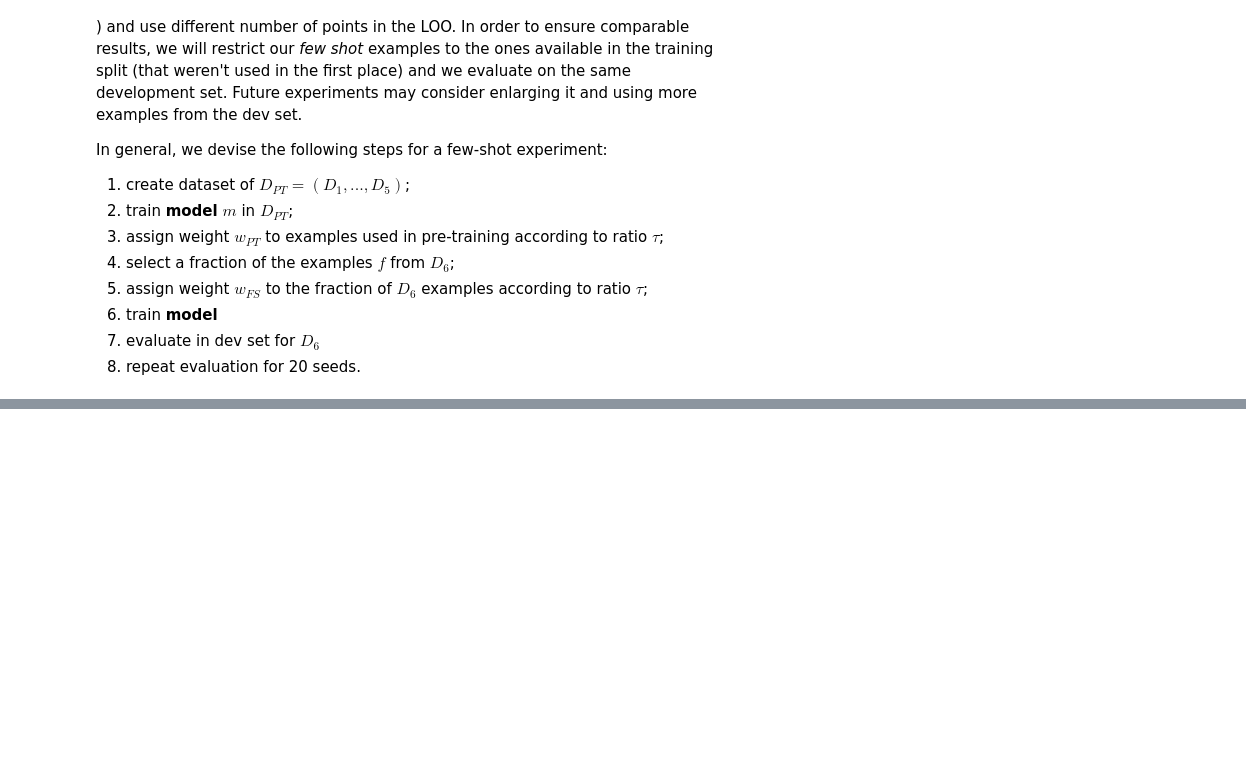
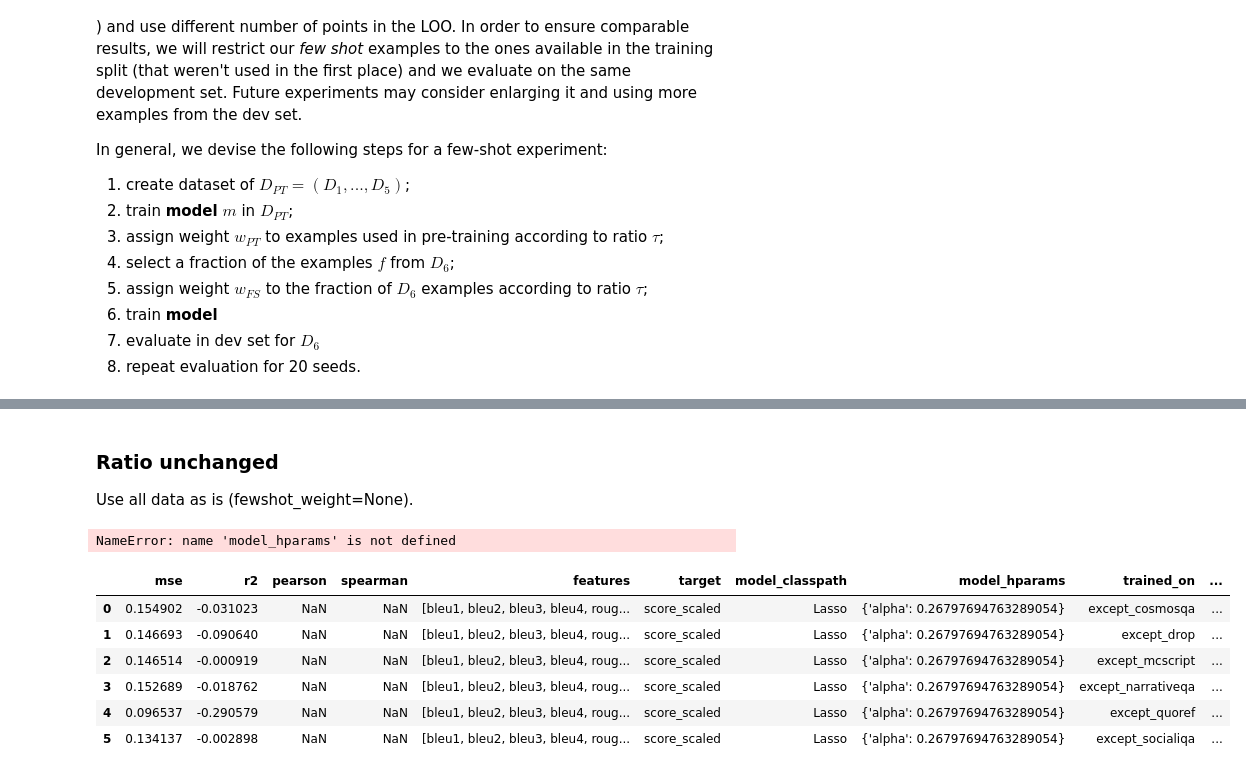
Before and after one commit to pdasigi/eqqa, a Jupyter notebook: lr_experiments/Baselines.ipynb, the cells around one changed output, grey strips where cells are left out. Drawn from its saved outputs; the diff is of its cells as text; code cells hidden in the pictures; blank space fills up the shorter version.

Commit message:
Add Fewshot pipeline

```diff
--- a/lr_experiments/Baselines.ipynb
+++ b/lr_experiments/Baselines.ipynb
@@ -1000,0 +942,33 @@ pca = {i: lambda: make_pipeline(StandardScaler(), PCA(n_components=i, random_sta
+# %% [markdown]
+### Ratio unchanged
+
+Use all data as is (fewshot_weight=None).
+# %%
+
+run_few_shot_experiment(
+    train_datasets=TRAIN_LOO_DATASETS,
+    dataset_name="except_cosmosqa",
+    fewshot_datasets=TRAIN_DATASETS,
+    fewshot_dataset_name="cosmosqa",
+    eval_datasets=DEV_DATASETS,
+    fewshot_weight=None,
+    fewshot_pct_examples=FEWSHOT_PCTS,
+    features=METRICS,
+    target=TARGET,
+    nruns=1,
+    seed=81723,
+    model_class=LinearRegression,
+    model_hparams={},
+)
+# %% [output]
+NameError: name 'model_hparams' is not defined
+# %%
+loo_l1_results
+# %% [output]
+|  | mse | r2 | pearson | spearman | features | target | model_classpath | model_hparams | trained_on | ... |
+| 0 | 0.154902 | -0.031023 | NaN | NaN | [bleu1, bleu2, bleu3, bleu4, roug... | score_scaled | Lasso | {'alpha': 0.26797694763289054} | except_cosmosqa | ... |
+| 1 | 0.146693 | -0.090640 | NaN | NaN | [bleu1, bleu2, bleu3, bleu4, roug... | score_scaled | Lasso | {'alpha': 0.26797694763289054} | except_drop | ... |
+| 2 | 0.146514 | -0.000919 | NaN | NaN | [bleu1, bleu2, bleu3, bleu4, roug... | score_scaled | Lasso | {'alpha': 0.26797694763289054} | except_mcscript | ... |
+| 3 | 0.152689 | -0.018762 | NaN | NaN | [bleu1, bleu2, bleu3, bleu4, roug... | score_scaled | Lasso | {'alpha': 0.26797694763289054} | except_narrativeqa | ... |
+| 4 | 0.096537 | -0.290579 | NaN | NaN | [bleu1, bleu2, bleu3, bleu4, roug... | score_scaled | Lasso | {'alpha': 0.26797694763289054} | except_quoref | ... |
+| 5 | 0.134137 | -0.002898 | NaN | NaN | [bleu1, bleu2, bleu3, bleu4, roug... | score_scaled | Lasso | {'alpha': 0.26797694763289054} | except_socialiqa | ... |
```
Also changed, not shown: parts of 38 cells of this notebook.
